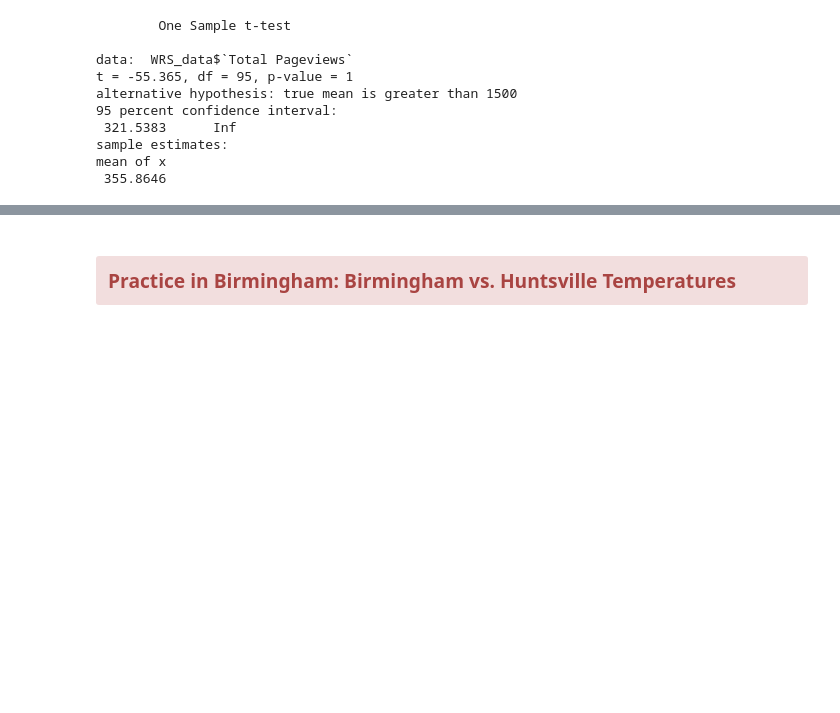
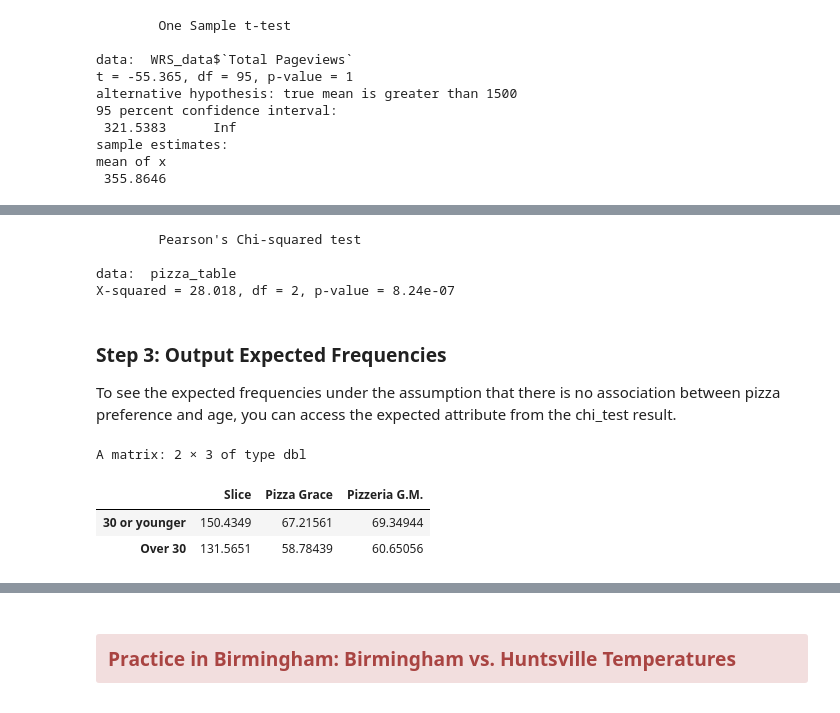
Before and after one commit to kerenli/statbirmingham, a Jupyter notebook: Lab5.ipynb, the cells around one changed output, grey strips where cells are left out. Saved outputs shown, nothing was run; the diff lists cells and outputs as text; code cells hidden in the pictures; blank space fills up the shorter version.

```diff
--- a/Lab5.ipynb
+++ b/Lab5.ipynb
@@ -148,0 +205,23 @@ mean of x
+# %%
+# Perform the chi-square test
+chi_test <- chisq.test(pizza_table)
+
+# View the test results
+chi_test
+# %% [output]
+        Pearson's Chi-squared test
+
+data:  pizza_table
+X-squared = 28.018, df = 2, p-value = 8.24e-07
+# %% [markdown]
+### Step 3: Output Expected Frequencies
+
+To see the expected frequencies under the assumption that there is no association between pizza preference and age, you can access the expected attribute from the chi_test result.
+# %%
+# Display expected frequencies
+chi_test$expected
+# %% [output]
+A matrix: 2 × 3 of type dbl
+|  | Slice | Pizza Grace | Pizzeria G.M. |
+| 30 or younger | 150.4349 | 67.21561 | 69.34944 |
+| Over 30 | 131.5651 | 58.78439 | 60.65056 |
```
Also changed, not shown: parts of 9 cells of this notebook.
